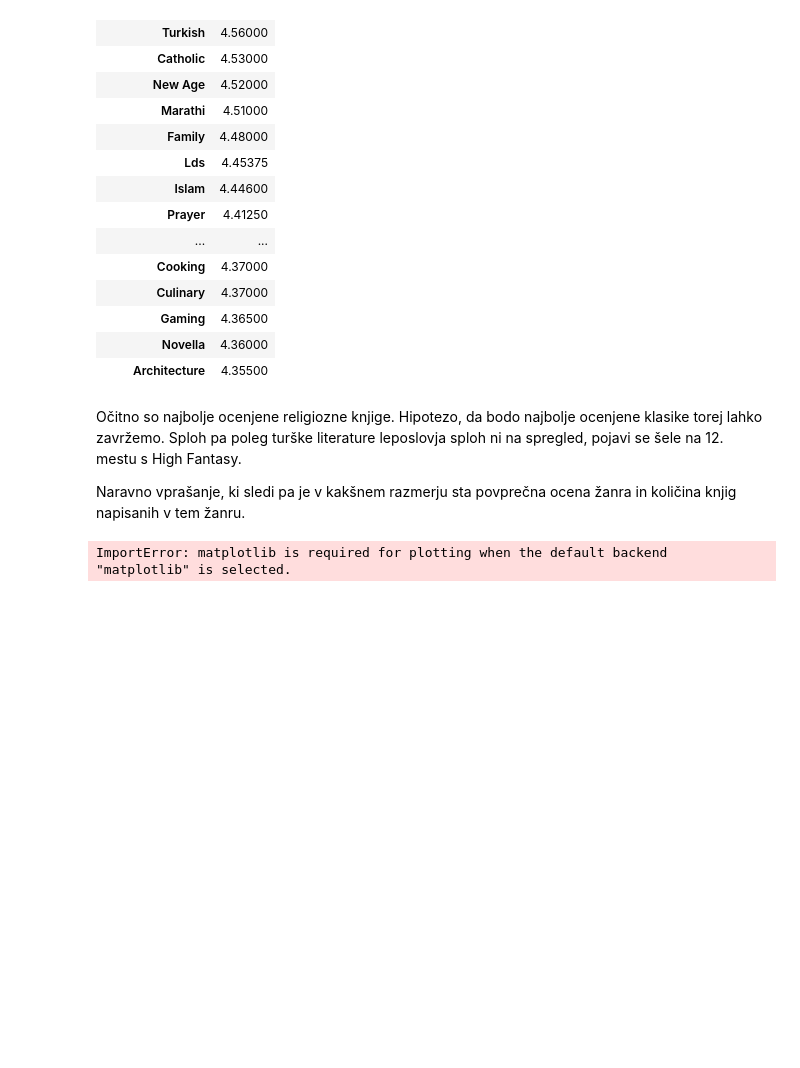
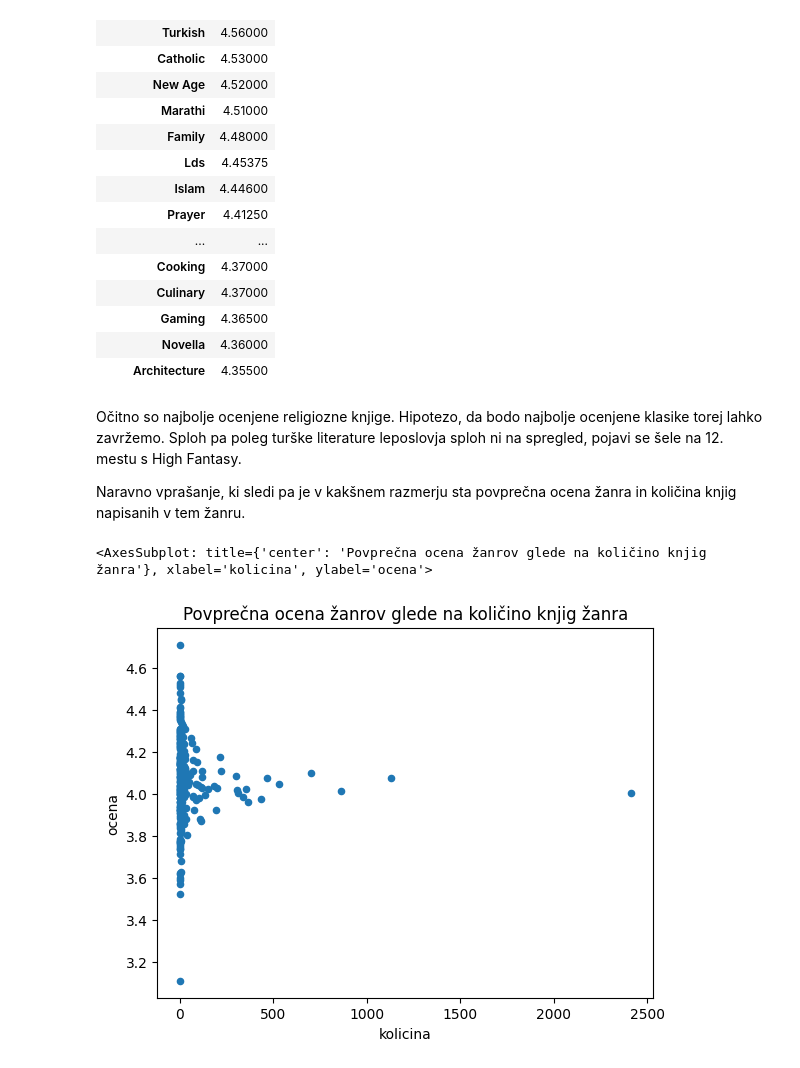
Before and after one commit to tadejjersin/analiza-knjig, a Jupyter notebook: analiza.ipynb, the cells around one changed output. Cells and saved outputs as stored; diff of their text form; code cells hidden in the pictures; blank space fills up the shorter version.

```diff
--- a/analiza.ipynb
+++ b/analiza.ipynb
@@ -104,6 +104,10 @@ Naravno vprašanje, ki sledi pa je v kakšnem razmerju sta povprečna ocena žan
 # %%
 kolicina_po_zanrih = knjige_z_zanri.groupby("zanr").size().to_frame("kolicina")
 ocene_po_zanrih = knjige_z_zanri.groupby("zanr")["ocena"].mean().to_frame("ocena")
-pd.merge(ocene_po_zanrih, kolicina_po_zanrih, left_on="zanr", right_on="zanr").plot()
+pd.merge(ocene_po_zanrih, kolicina_po_zanrih, left_on="zanr", right_on="zanr").plot.scatter(
+    "kolicina",
+    "ocena",
+    title="Povprečna ocena žanrov glede na količino knjig žanra")
 # %% [output]
-ImportError: matplotlib is required for plotting when the default backend "matplotlib" is selected.
+<AxesSubplot: title={'center': 'Povprečna ocena žanrov glede na količino knjig žanra'}, xlabel='kolicina', ylabel='ocena'>
+[figure, added]
```
Also changed, not shown: parts of 13 cells of this notebook.
